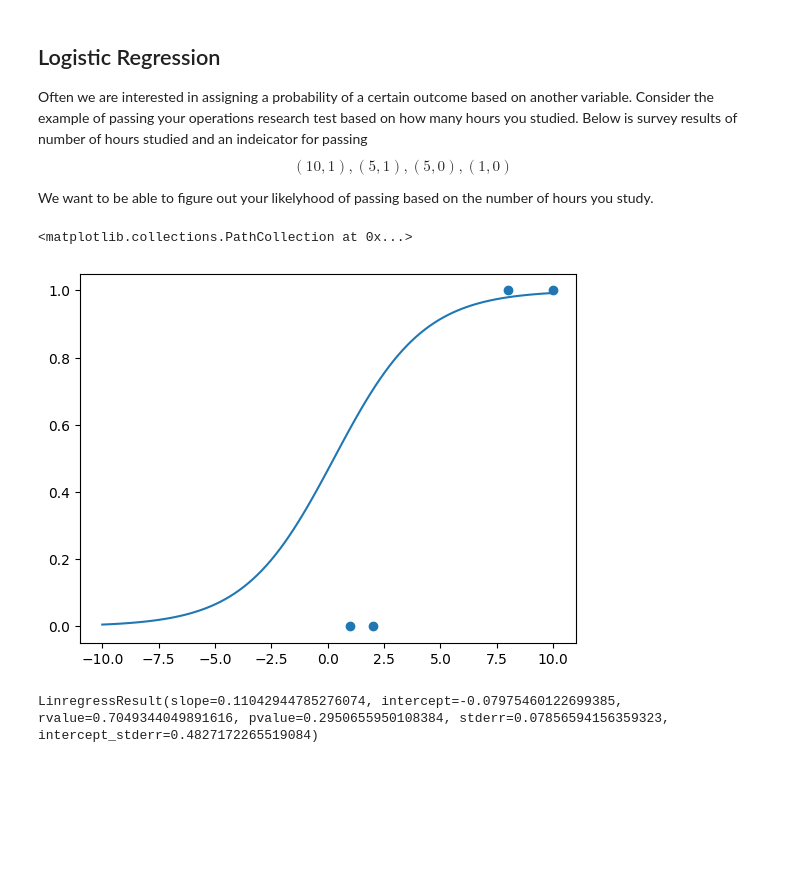
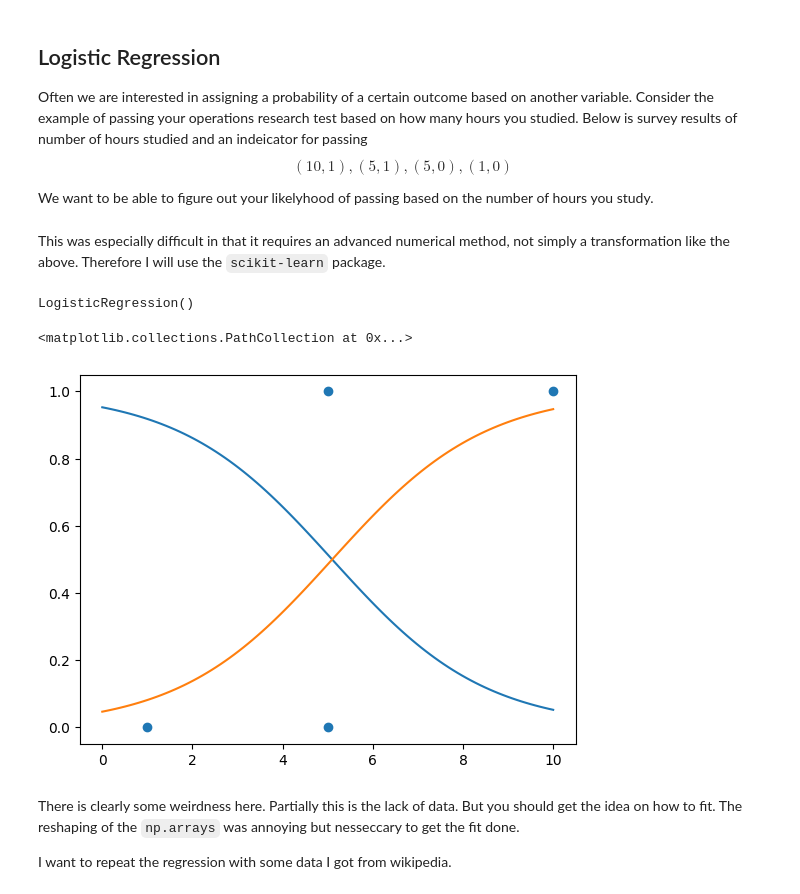
Before and after one commit to nurfnick/Operations_Research, a Jupyter notebook: ChapterRegression.ipynb, the cells around one changed output. Saved outputs shown, nothing was run; the diff lists cells and outputs as text; code cells hidden in the pictures; blank space fills up the shorter version.

Commit message:
Finished logistic

```diff
--- a/ChapterRegression.ipynb
+++ b/ChapterRegression.ipynb
@@ -235,7 +245,5 @@ $$
 
 We want to be able to figure out your likelyhood of passing based on the number of hours you study.
 # %%
-x = [10,8,2,1]
-y = [1,1,0,0]
-
-linreg = stats.linregress(x,y)
+x = np.array([[10],[5],[5],[1]])
+y = np.array([1,1,0,0])
@@ -245,16 +250,26 @@ def probability(x):
+# %% [markdown]
+This was especially difficult in that it requires an advanced numerical method, not simply a transformation like the above.  Therefore I will use the `scikit-learn` package.
+# %%
+from sklearn.linear_model import LogisticRegression
+
+logreg = LogisticRegression()
+logreg.fit(x, y)
+# %% [output]
+LogisticRegression()
 # %%
-xs = np.linspace(-10,10,100)
-ys = probability(xs)
+xs = np.linspace(0,10,100)
+xs = xs.reshape(100,1)
+ys = logreg.predict_proba(xs)
 
 plt.plot(xs,ys)
 plt.scatter(x,y)
 # %% [output]
 <matplotlib.collections.PathCollection at 0x...>
-[figure, old version]
+[figure, new version]
-# %%
-linreg
-# %% [output]
-LinregressResult(slope=0.11042944785276074, intercept=-0.07975460122699385, rvalue=0.7049344049891616, pvalue=0.2950655950108384, stderr=0.07856594156359323, intercept_stderr=0.4827172265519084)
+# %% [markdown]
+There is clearly some weirdness here.  Partially this is the lack of data.  But you should get the idea on how to fit.  The reshaping of the `np.arrays` was annoying but nesseccary to get the fit done.
+
+I want to repeat the regression with some data I got from wikipedia.
 # %%
 x = [ 	0.50, 	0.75, 	1.00, 	1.25, 	1.50, 	1.75, 	1.75, 	2.00, 	2.25, 	2.50, 	2.75, 	3.00, 	3.25, 	3.50, 	4.00, 	4.25, 	4.50, 	4.75, 	5.00, 	5.50]
 y = [	0 ,	0 ,	0 ,	0 ,	0 ,	0 ,	1 ,	0 ,	1 ,	0 ,	1 ,	0 ,	1 ,	0 ,	1 ,	1 ,	1 ,	1, 	1, 	1 ]
```
Also changed, not shown: parts of 11 cells of this notebook.
